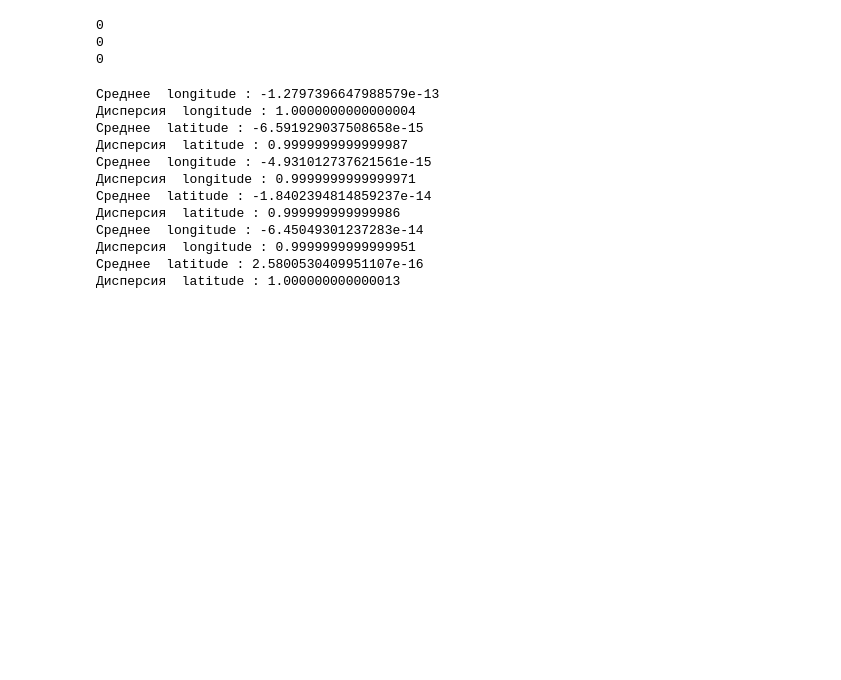
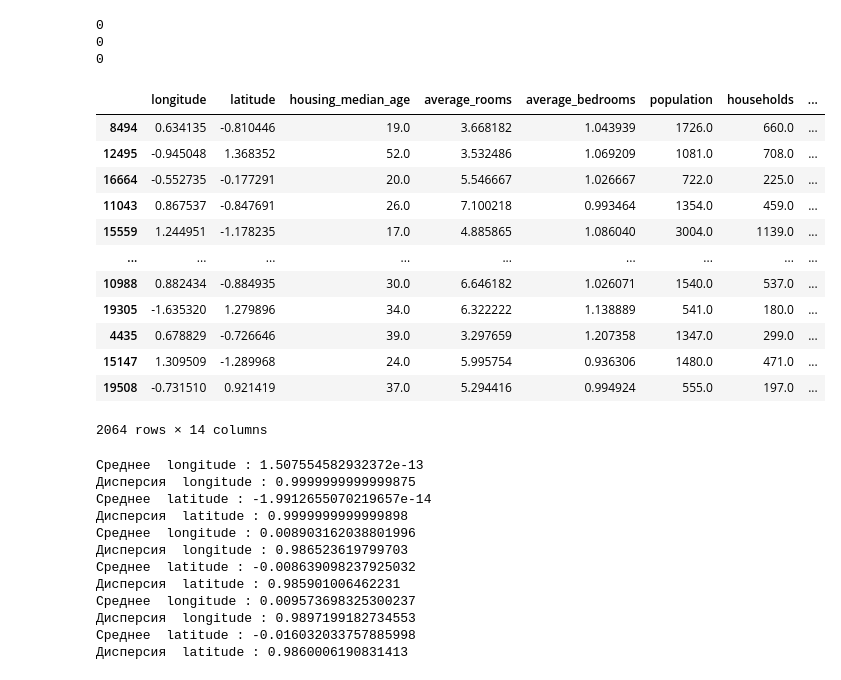
Before and after one commit to novikovMLtest/Lab2ML, a Jupyter notebook: Lab2_part1_task3.ipynb, the cells around one changed output. Drawn from its saved outputs; the diff is of its cells as text; code cells hidden in the pictures; blank space fills up the shorter version.

```diff
--- a/Lab2_part1_task3.ipynb
+++ b/Lab2_part1_task3.ipynb
@@ -243,23 +238,50 @@ print(df_train['average_bedrooms'].isnull().sum()) #Пропущенных в о
 # %%
 # Нормализуйте признаки longitude и latitude (сделайте так, чтобы каждый признак имел среднее значение
 # 0 и дисперсию 1 внутри обучающей выборки)
 
 
 from sklearn import preprocessing
 
+def scale(df_train, column):
+    return [df_train[column].mean(), df_train[column].std()]
+
 def row_normalize(row, mn, st, column):#z преобразование
     row[column] = (row[column]-mn)/st
     return row
 
-def df_normalize(df, columns):
-    for column in columns:
-        mn,st = metric(df, column)
-        df = df.apply(lambda x: row_normalize(x,mn,st, column), axis=1)
+def df_normalize(df, scale, column):
+    mn = scale[0]
+    st = scale[1]
+    df = df.apply(lambda x: row_normalize(x,mn,st, column), axis=1)
     return df
 
-df_test = df_normalize(df_test,['longitude', 'latitude'])
-df_val = df_normalize(df_val,['longitude', 'latitude'])
-df_train = df_normalize(df_train,['longitude', 'latitude'])
+
+columns = ['longitude', 'latitude']
+
+
+for column in columns:
+    scaler = scale(df_train, column)
+    df_train = df_normalize(df_train, scaler,column)
+    df_test = df_normalize(df_test, scaler,column)
+    df_val = df_normalize(df_val, scaler,column)
+
+
+
+df_test
+# %% [output]
+|  | longitude | latitude | housing_median_age | average_rooms | average_bedrooms | population | households | ... |
+| 8494 | 0.634135 | -0.810446 | 19.0 | 3.668182 | 1.043939 | 1726.0 | 660.0 | ... |
+| 12495 | -0.945048 | 1.368352 | 52.0 | 3.532486 | 1.069209 | 1081.0 | 708.0 | ... |
+| 16664 | -0.552735 | -0.177291 | 20.0 | 5.546667 | 1.026667 | 722.0 | 225.0 | ... |
+| 11043 | 0.867537 | -0.847691 | 26.0 | 7.100218 | 0.993464 | 1354.0 | 459.0 | ... |
+| 15559 | 1.244951 | -1.178235 | 17.0 | 4.885865 | 1.086040 | 3004.0 | 1139.0 | ... |
+| ... | ... | ... | ... | ... | ... | ... | ... | ... |
+| 10988 | 0.882434 | -0.884935 | 30.0 | 6.646182 | 1.026071 | 1540.0 | 537.0 | ... |
+| 19305 | -1.635320 | 1.279896 | 34.0 | 6.322222 | 1.138889 | 541.0 | 180.0 | ... |
+| 4435 | 0.678829 | -0.726646 | 39.0 | 3.297659 | 1.207358 | 1347.0 | 299.0 | ... |
+| 15147 | 1.309509 | -1.289968 | 24.0 | 5.995754 | 0.936306 | 1480.0 | 471.0 | ... |
+| 19508 | -0.731510 | 0.921419 | 37.0 | 5.294416 | 0.994924 | 555.0 | 197.0 | ... |
+2064 rows × 14 columns
 # %%
 def print_mn_st(df, cols):
     for c in cols:
@@ -268,19 +290,19 @@ def print_mn_st(df, cols):
 
 cols = ['longitude', 'latitude']
 
+print_mn_st(df_train, cols)
+print_mn_st(df_val, cols)
 print_mn_st(df_test, cols)
-print_mn_st(df_val, cols)
-print_mn_st(df_train, cols)
 # %% [output]
-Среднее  longitude : -1.2797396647988579e-13
-Дисперсия  longitude : 1.0000000000000004
-Среднее  latitude : -6.591929037508658e-15
-Дисперсия  latitude : 0.9999999999999987
-Среднее  longitude : -4.931012737621561e-15
-Дисперсия  longitude : 0.9999999999999971
-Среднее  latitude : -1.8402394814859237e-14
-Дисперсия  latitude : 0.999999999999986
-Среднее  longitude : -6.45049301237283e-14
-Дисперсия  longitude : 0.9999999999999951
-Среднее  latitude : 2.5800530409951107e-16
-Дисперсия  latitude : 1.000000000000013
+Среднее  longitude : 1.507554582932372e-13
+Дисперсия  longitude : 0.9999999999999875
+Среднее  latitude : -1.9912655070219657e-14
+Дисперсия  latitude : 0.9999999999999898
+Среднее  longitude : 0.008903162038801996
+Дисперсия  longitude : 0.986523619799703
+Среднее  latitude : -0.008639098237925032
+Дисперсия  latitude : 0.985901006462231
+Среднее  longitude : 0.009573698325300237
+Дисперсия  longitude : 0.9897199182734553
+Среднее  latitude : -0.016032033757885998
+Дисперсия  latitude : 0.9860006190831413
```
Also changed, not shown: parts of 4 cells of this notebook.
